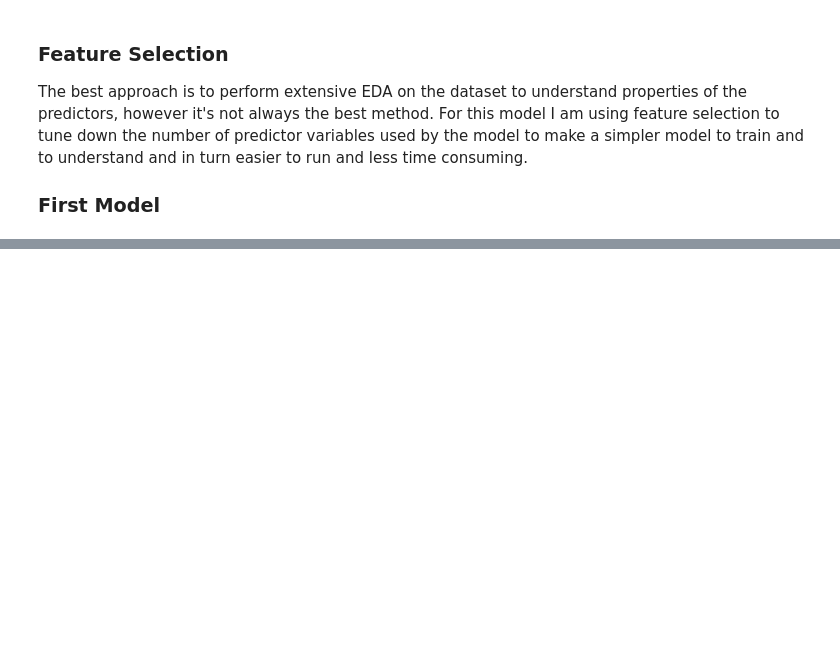
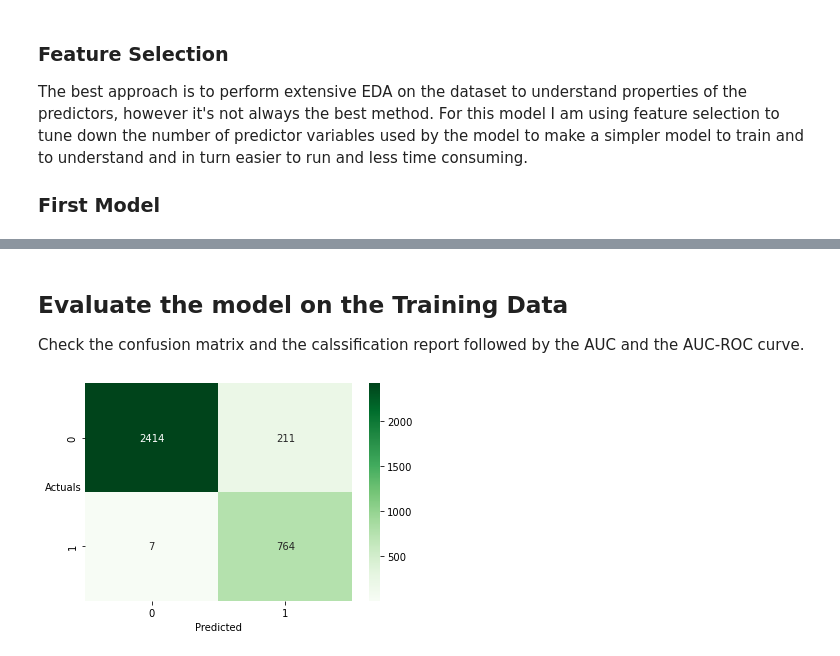
Before and after one commit to Salviz1019/Credit-Card-Default-Analysis, a Jupyter notebook: Credit Card Default Analysis.ipynb, the cells around one changed output, grey strips where cells are left out. Cells and saved outputs as stored; diff of their text form; code cells hidden in the pictures; blank space fills up the shorter version.

```diff
--- a/Credit Card Default Analysis.ipynb
+++ b/Credit Card Default Analysis.ipynb
@@ -291,0 +457,4 @@ SyntaxError: invalid syntax (<unknown>, line 1)
+# %%
+# Build the sixth model without the previous values and SEX_2
+
+model_6 = sm.logit(formula = 'default ~ LIMIT_BAL + Pay_2 + Pay_3 + MARRIAGE + FICO_MT700', data = db_train).fit()
@@ -291,0 +485,5 @@ SyntaxError: invalid syntax (<unknown>, line 1)
+# %%
+# Predicted probability values of the Data
+
+y_prob_pred_train = model_6.predict(db_train)
+y_prob_pred_train
@@ -291,0 +503,12 @@ SyntaxError: invalid syntax (<unknown>, line 1)
+# %%
+y_class_pred=[]
+for i in range(0,len(y_prob_pred_train)):
+    if np.array(y_prob_pred_train)[i]>0.5:
+        a=1
+    else:
+        a=0
+    y_class_pred.append(a)
+# %% [markdown]
+## Evaluate the model on the Training Data
+
+Check the confusion matrix and the calssification report followed by the AUC and the AUC-ROC curve.
@@ -291,0 +519,6 @@ SyntaxError: invalid syntax (<unknown>, line 1)
+# %%
+sns.heatmap((metrics.confusion_matrix(db_train['default'],y_class_pred)),annot=True, fmt='.5g',cmap='Greens');
+plt.xlabel('Predicted')
+plt.ylabel('Actuals',rotation=0);
+# %% [output]
+[figure, added]
```
Also changed, not shown: parts of 36 cells of this notebook.
